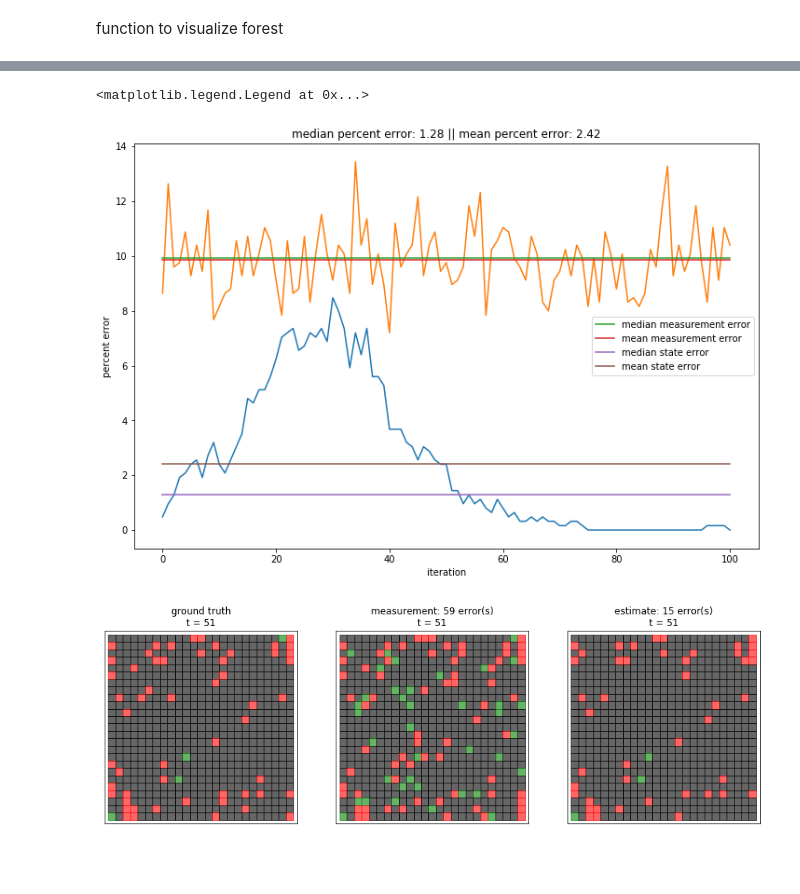
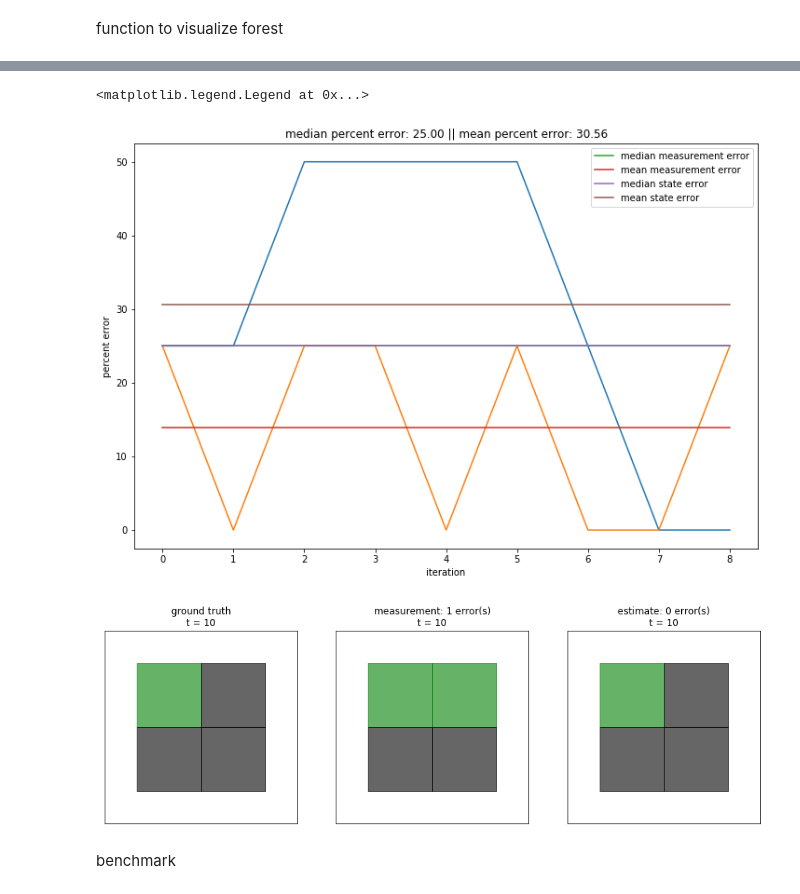
Before and after one commit to rhaksar/filter-large-GMDPs, a Jupyter notebook: message passing.ipynb, the cells around one changed output, grey strips where cells are left out. Saved outputs shown, nothing was run; the diff lists cells and outputs as text; code cells hidden in the pictures; blank space fills up the shorter version.

```diff
--- a/message passing.ipynb
+++ b/message passing.ipynb
@@ -44,11 +42,12 @@ parameters
 # %%
-grid_size = 25
+grid_size = 2
 dp = 0
 alpha = 0.2763
 beta = np.exp(-0.1)
 
 nn = [(-1,0),(1,0),(0,-1),(0,1)]
 
+# pre-calculate the neighbor indices for each node
 neighbors = {}
 for i in range(grid_size):
     for j in range(grid_size):
@@ -327,11 +331,11 @@ def variational_method(prior, neighbors, grid_size, meas_data, Kmax=1, C=10):
 
     return post
 # %%
-np.random.seed(3)
+np.random.seed(1000)
 
-sim = FireSimulator(grid_size, alpha=alpha, beta=beta)
-
-sim.step([], dbeta=dp)
+fire_init = [(int(grid_size/2)+1,int(grid_size/2)+1)]
+sim = FireSimulator(grid_size, alpha=alpha, beta=beta, fire_init=fire_init)
+# sim.step([], dbeta=dp)
 
 belief = np.zeros((grid_size,grid_size,3))
 idx = np.where(sim.state==0)
@@ -346,7 +350,9 @@ state_est = np.argmax(belief, axis=2)
 meas_errors = []
 state_errors = []
 
-plotting = False
+timing = []
+
+plotting = True
 
 if plotting:
     fig = plt.figure(figsize=(15,15))
@@ -355,20 +361,23 @@ if plotting:
     ax1.set_xlim([0,grid_size+1])
     ax1.set_ylim([0,grid_size+1])
     plt.title('ground truth\nt = %d' %sim.iter)
-    plt.tick_params(axis='both', which='both', labelbottom=False, labelleft=False, bottom=False, left=False)
+    plt.tick_params(axis='both', which='both',
+                    labelbottom=False, labelleft=False, bottom=False, left=False)
     ax1 = visualize_forest(ax1, sim.state)
 
     ax2 = fig.add_subplot(132, aspect='equal')
     ax2.set_xlim([0,grid_size+1])
     ax2.set_ylim([0,grid_size+1])
     plt.title('measurement: %d error(s)\nt = %d' %(np.sum(meas_data != sim.state),sim.iter))
-    plt.tick_params(axis='both', which='both', labelbottom=False, labelleft=False, bottom=False, left=False)
+    plt.tick_params(axis='both', which='both',
+                    labelbottom=False, labelleft=False, bottom=False, left=False)
     ax2 = visualize_forest(ax2, meas_data)
 
     ax3 = fig.add_subplot(133, aspect='equal')
     ax3.set_xlim([0,grid_size+1])
     ax3.set_ylim([0,grid_size+1])
-    plt.tick_params(axis='both', which='both', labelbottom=False, labelleft=False, bottom=False, left=False)
+    plt.tick_params(axis='both', which='both',
+                    labelbottom=False, labelleft=False, bottom=False, left=False)
     plt.title('estimate: %d error(s)\nt = %d' %(np.sum(state_est != sim.state),sim.iter))
     ax3 = visualize_forest(ax3, state_est)
 
@@ -408,20 +417,23 @@ while not sim.end:
         ax1.set_xlim([0,grid_size+1])
         ax1.set_ylim([0,grid_size+1])
         plt.title('ground truth\nt = %d' %sim.iter)
-        plt.tick_params(axis='both', which='both', labelbottom=False, labelleft=False, bottom=False, left=False)
+        plt.tick_params(axis='both', which='both',
+                        labelbottom=False, labelleft=False, bottom=False, left=False)
         ax1 = visualize_forest(ax1, sim.state)
 
         ax2 = fig.add_subplot(132, aspect='equal')
         ax2.set_xlim([0,grid_size+1])
         ax2.set_ylim([0,grid_size+1])
         plt.title('measurement: %d error(s)\nt = %d' %(np.sum(meas_data != sim.state),sim.iter))
-        plt.tick_params(axis='both', which='both', labelbottom=False, labelleft=False, bottom=False, left=False)
+        plt.tick_params(axis='both', which='both',
+                        labelbottom=False, labelleft=False, bottom=False, left=False)
         ax2 = visualize_forest(ax2, meas_data)
 
         ax3 = fig.add_subplot(133, aspect='equal')
         ax3.set_xlim([0,grid_size+1])
         ax3.set_ylim([0,grid_size+1])
-        plt.tick_params(axis='both', which='both', labelbottom=False, labelleft=False, bottom=False, left=False)
+        plt.tick_params(axis='both', which='both',
+                        labelbottom=False, labelleft=False, bottom=False, left=False)
         plt.title('estimate: %d error(s)\nt = %d' %(np.sum(state_est != sim.state),sim.iter))
         ax3 = visualize_forest(ax3, state_est)
 
@@ -434,7 +446,7 @@ while not sim.end:
     #print('sim iteration:',sim.iter)
 
 toc = time.clock()
-#print('median number of errors: %0.2f' %(np.median(state_errors)))
+print('number of sim iterations:',sim.iter)
 print('median percent error: %0.3f' %(np.median(state_errors)*100/grid_size**2))
 print('mean percent error: %0.3f' %(np.mean(state_errors)*100/grid_size**2))
 print('max percent error: %0.3f' %(np.amax(state_errors)*100/grid_size**2))
@@ -449,28 +472,28 @@ min percent error: 0.000
 # %%
 plot_state_errors = [100*e/grid_size**2 for e in state_errors]
 plot_meas_errors = [100*e/grid_size**2 for e in meas_errors]
 
 plt.figure(figsize=(12,8))
 plt.plot(plot_state_errors)
 plt.plot(plot_meas_errors)
 plt.plot(range(len(plot_meas_errors)),np.median(plot_meas_errors)*np.ones(len(plot_meas_errors)), \
          label='median measurement error')
 plt.plot(range(len(plot_meas_errors)),np.mean(plot_meas_errors)*np.ones(len(plot_meas_errors)), \
          label='mean measurement error')
 plt.plot(range(len(plot_state_errors)),np.median(plot_state_errors)*np.ones(len(plot_state_errors)), \
          label='median state error')
 plt.plot(range(len(plot_state_errors)),np.mean(plot_state_errors)*np.ones(len(plot_state_errors)), \
          label='mean state error')
 
 plt.title('median percent error: %0.2f || mean percent error: %0.2f' \
           %(np.median(state_errors)*100/grid_size**2,np.mean(state_errors)*100/grid_size**2))
 plt.ylabel('percent error')
 plt.xlabel('iteration')
 
-plt.legend()
+plt.legend(loc=1)
 # %% [output]
 <matplotlib.legend.Legend at 0x...>
-[figure, old version]
+[figure, new version]
 # %%
 fig = plt.figure(figsize=(15,15))
 
@@ -495,4 +518,6 @@ plt.tick_params(axis='both', which='both', labelbottom=False, labelleft=False, b
 plt.title('estimate: %d error(s)\nt = %d' %(np.sum(state_est != sim.state),sim.iter))
 ax3 = visualize_forest(ax3, state_est)
 # %% [output]
-[figure, old version]
+[figure, new version]
+# %% [markdown]
+benchmark
```
Also changed, not shown: parts of 14 cells of this notebook.
